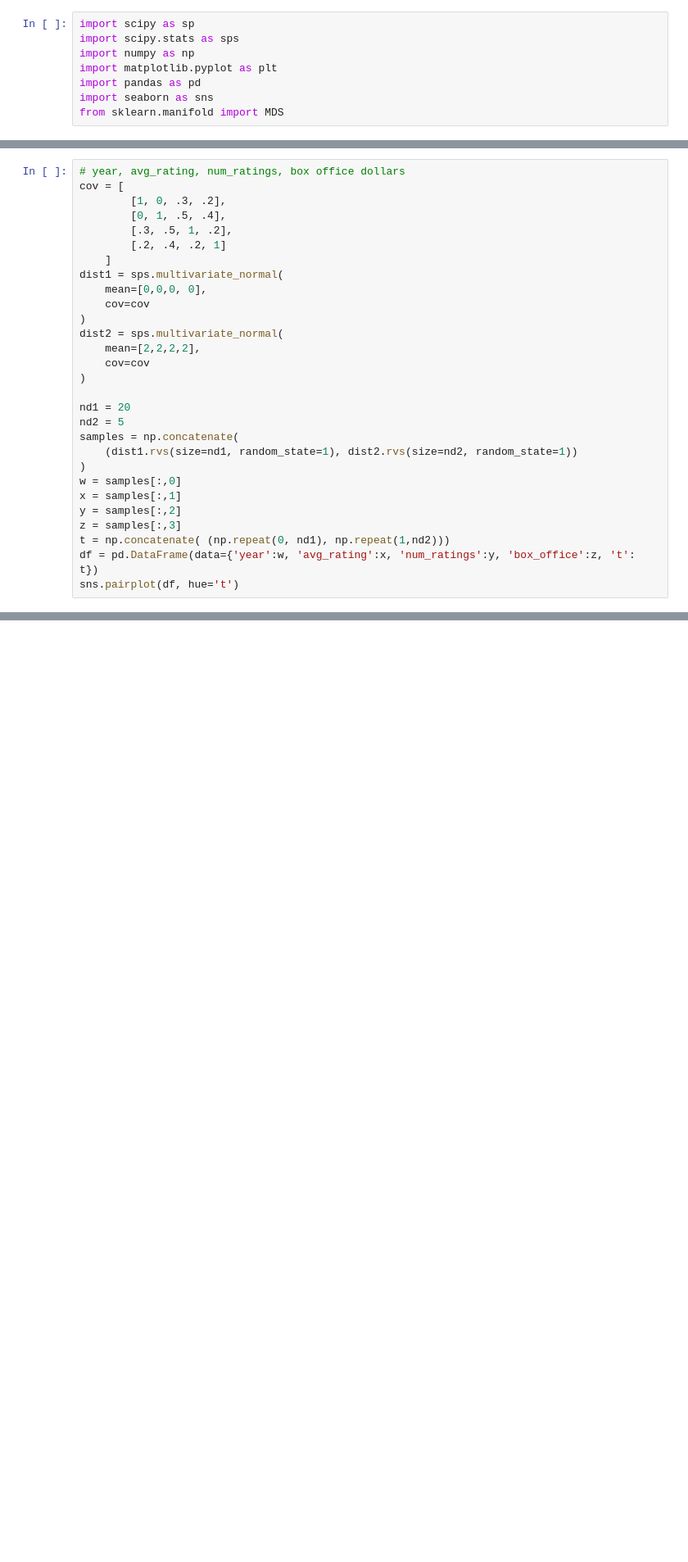
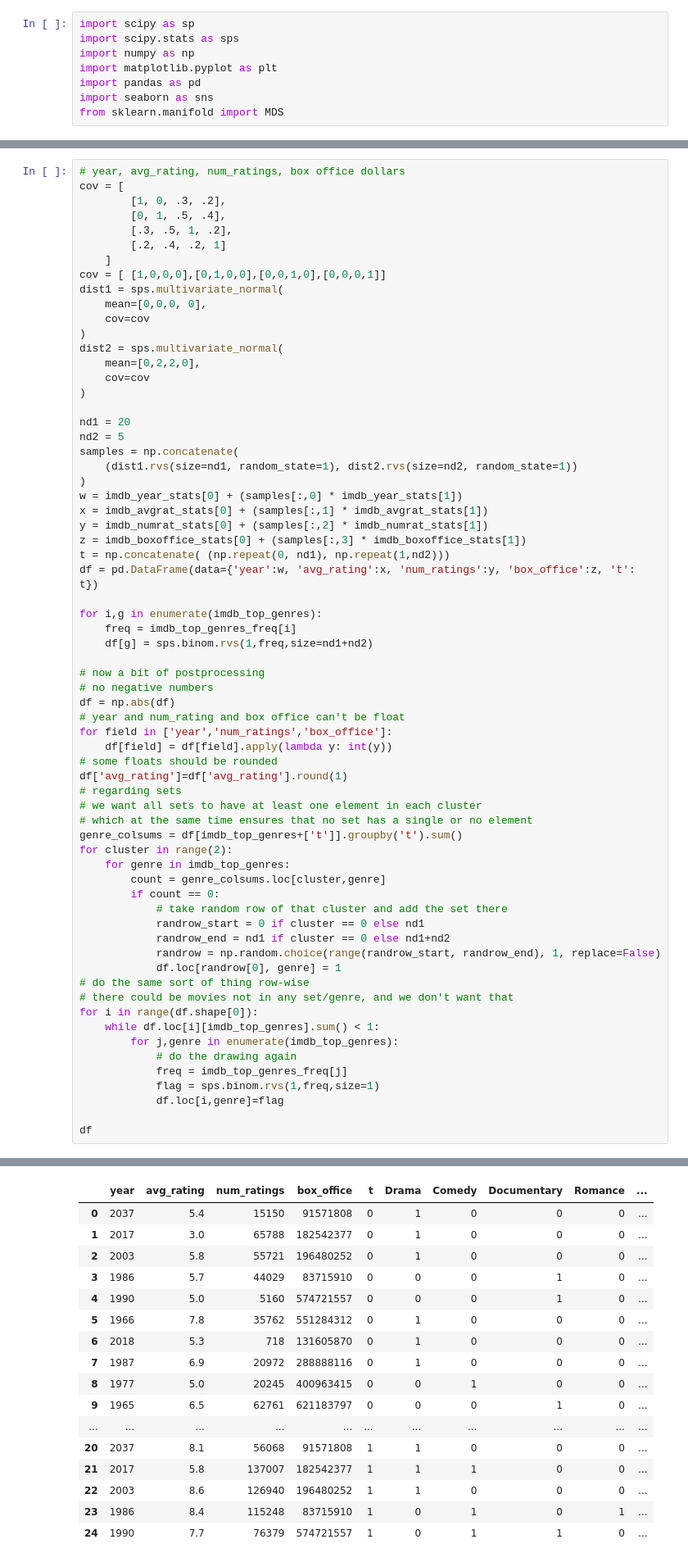
Before and after one commit to npiccolotto/undrground-tubes, a Jupyter notebook: data/synth/synth.ipynb, the cells around one changed output, grey strips where cells are left out. Shown at 82% size. Drawn from its saved outputs; the diff is of its cells as text; blank space fills up the shorter version.

```diff
--- a/data/synth/synth.ipynb
+++ b/data/synth/synth.ipynb
@@ -14,12 +39,13 @@ cov = [
         [.3, .5, 1, .2],
         [.2, .4, .2, 1]
     ]
+cov = [ [1,0,0,0],[0,1,0,0],[0,0,1,0],[0,0,0,1]]
 dist1 = sps.multivariate_normal(
     mean=[0,0,0, 0],
     cov=cov
 )
 dist2 = sps.multivariate_normal(
-    mean=[2,2,2,2],
+    mean=[0,2,2,0],
     cov=cov
 )
 
@@ -28,11 +54,47 @@ nd2 = 5
 samples = np.concatenate(
     (dist1.rvs(size=nd1, random_state=1), dist2.rvs(size=nd2, random_state=1))
 )
-w = samples[:,0]
-x = samples[:,1]
-y = samples[:,2]
-z = samples[:,3]
+w = imdb_year_stats[0] + (samples[:,0] * imdb_year_stats[1])
+x = imdb_avgrat_stats[0] + (samples[:,1] * imdb_avgrat_stats[1])
+y = imdb_numrat_stats[0] + (samples[:,2] * imdb_numrat_stats[1])
+z = imdb_boxoffice_stats[0] + (samples[:,3] * imdb_boxoffice_stats[1])
 t = np.concatenate( (np.repeat(0, nd1), np.repeat(1,nd2)))
 df = pd.DataFrame(data={'year':w, 'avg_rating':x, 'num_ratings':y, 'box_office':z, 't': t})
-sns.pairplot(df, hue='t')
+
+for i,g in enumerate(imdb_top_genres):
+    freq = imdb_top_genres_freq[i]
+    df[g] = sps.binom.rvs(1,freq,size=nd1+nd2)
+
+# now a bit of postprocessing
+# no negative numbers
+df = np.abs(df)
+# year and num_rating and box office can't be float
+for field in ['year','num_ratings','box_office']:
+    df[field] = df[field].apply(lambda y: int(y))
+# some floats should be rounded
+df['avg_rating']=df['avg_rating'].round(1)
+# regarding sets
+# we want all sets to have at least one element in each cluster
+# which at the same time ensures that no set has a single or no element
+genre_colsums = df[imdb_top_genres+['t']].groupby('t').sum()
+for cluster in range(2):
+    for genre in imdb_top_genres:
+        count = genre_colsums.loc[cluster,genre]
+        if count == 0:
+            # take random row of that cluster and add the set there
+            randrow_start = 0 if cluster == 0 else nd1
+            randrow_end = nd1 if cluster == 0 else nd1+nd2
+            randrow = np.random.choice(range(randrow_start, randrow_end), 1, replace=False)
+            df.loc[randrow[0], genre] = 1
+# do the same sort of thing row-wise
+# there could be movies not in any set/genre, and we don't want that
+for i in range(df.shape[0]):
+    while df.loc[i][imdb_top_genres].sum() < 1:
+        for j,genre in enumerate(imdb_top_genres):
+            # do the drawing again
+            freq = imdb_top_genres_freq[j]
+            flag = sps.binom.rvs(1,freq,size=1)
+            df.loc[i,genre]=flag
+
+df
 # %% [output]
@@ -40,0 +101,17 @@ sns.pairplot(df, hue='t')
+|  | year | avg_rating | num_ratings | box_office | t | Drama | Comedy | Documentary | Romance | ... |
+| 0 | 2037 | 5.4 | 15150 | 91571808 | 0 | 1 | 0 | 0 | 0 | ... |
+| 1 | 2017 | 3.0 | 65788 | 182542377 | 0 | 1 | 0 | 0 | 0 | ... |
+| 2 | 2003 | 5.8 | 55721 | 196480252 | 0 | 1 | 0 | 0 | 0 | ... |
+| 3 | 1986 | 5.7 | 44029 | 83715910 | 0 | 0 | 0 | 1 | 0 | ... |
+| 4 | 1990 | 5.0 | 5160 | 574721557 | 0 | 0 | 0 | 1 | 0 | ... |
+| 5 | 1966 | 7.8 | 35762 | 551284312 | 0 | 1 | 0 | 0 | 0 | ... |
+| 6 | 2018 | 5.3 | 718 | 131605870 | 0 | 1 | 0 | 0 | 0 | ... |
+| 7 | 1987 | 6.9 | 20972 | 288888116 | 0 | 1 | 0 | 0 | 0 | ... |
+| 8 | 1977 | 5.0 | 20245 | 400963415 | 0 | 0 | 1 | 0 | 0 | ... |
+| 9 | 1965 | 6.5 | 62761 | 621183797 | 0 | 0 | 0 | 1 | 0 | ... |
+| ... | ... | ... | ... | ... | ... | ... | ... | ... | ... | ... |
+| 20 | 2037 | 8.1 | 56068 | 91571808 | 1 | 1 | 0 | 0 | 0 | ... |
+| 21 | 2017 | 5.8 | 137007 | 182542377 | 1 | 1 | 1 | 0 | 0 | ... |
+| 22 | 2003 | 8.6 | 126940 | 196480252 | 1 | 1 | 0 | 0 | 0 | ... |
+| 23 | 1986 | 8.4 | 115248 | 83715910 | 1 | 0 | 1 | 0 | 1 | ... |
+| 24 | 1990 | 7.7 | 76379 | 574721557 | 1 | 0 | 1 | 1 | 0 | ... |
```
Also changed, not shown: parts of 5 cells of this notebook.
